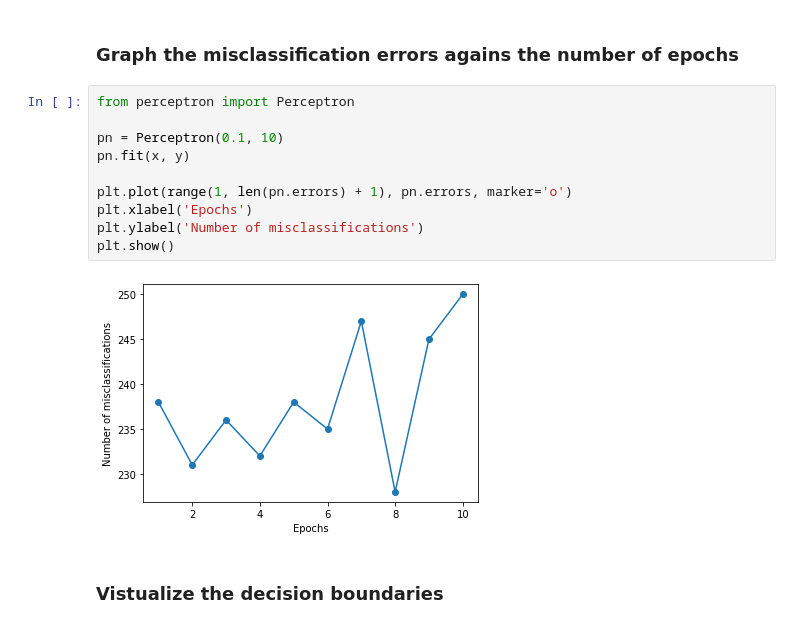
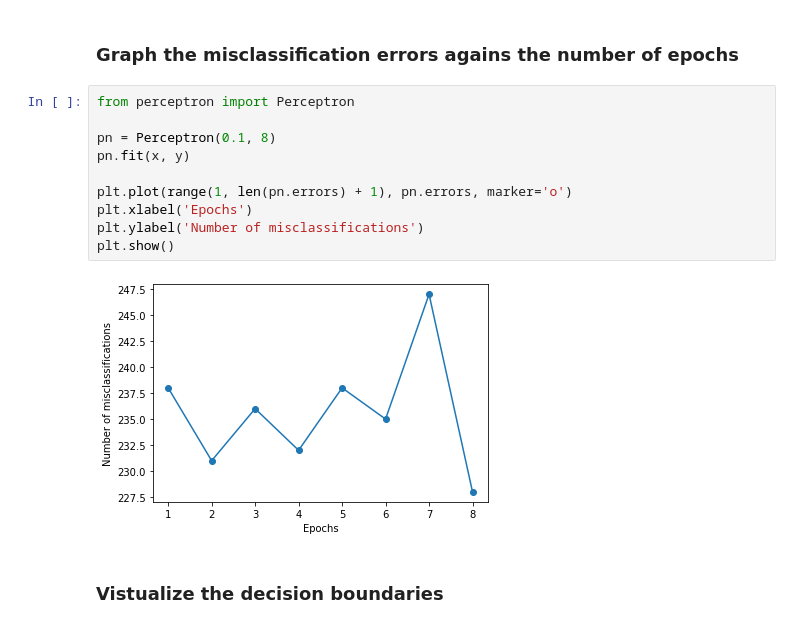
Before and after one commit to CStratton00/CST-435, a Jupyter notebook: Perceptron/perceptron-diabetes.ipynb, the cells around one changed output. Drawn from its saved outputs; the diff is of its cells as text.

```diff
--- a/Perceptron/perceptron-diabetes.ipynb
+++ b/Perceptron/perceptron-diabetes.ipynb
@@ -92,15 +92,15 @@ plt.show()
 # %%
 from perceptron import Perceptron
 
-pn = Perceptron(0.1, 10)
+pn = Perceptron(0.1, 8)
 pn.fit(x, y)
 
 plt.plot(range(1, len(pn.errors) + 1), pn.errors, marker='o')
 plt.xlabel('Epochs')
 plt.ylabel('Number of misclassifications')
 plt.show()
 # %% [output]
-[figure, old version]
+[figure, new version]
 # %% [markdown]
 ### Vistualize the decision boundaries
 # %% [markdown]
```
Also changed, not shown: 1 other file.
